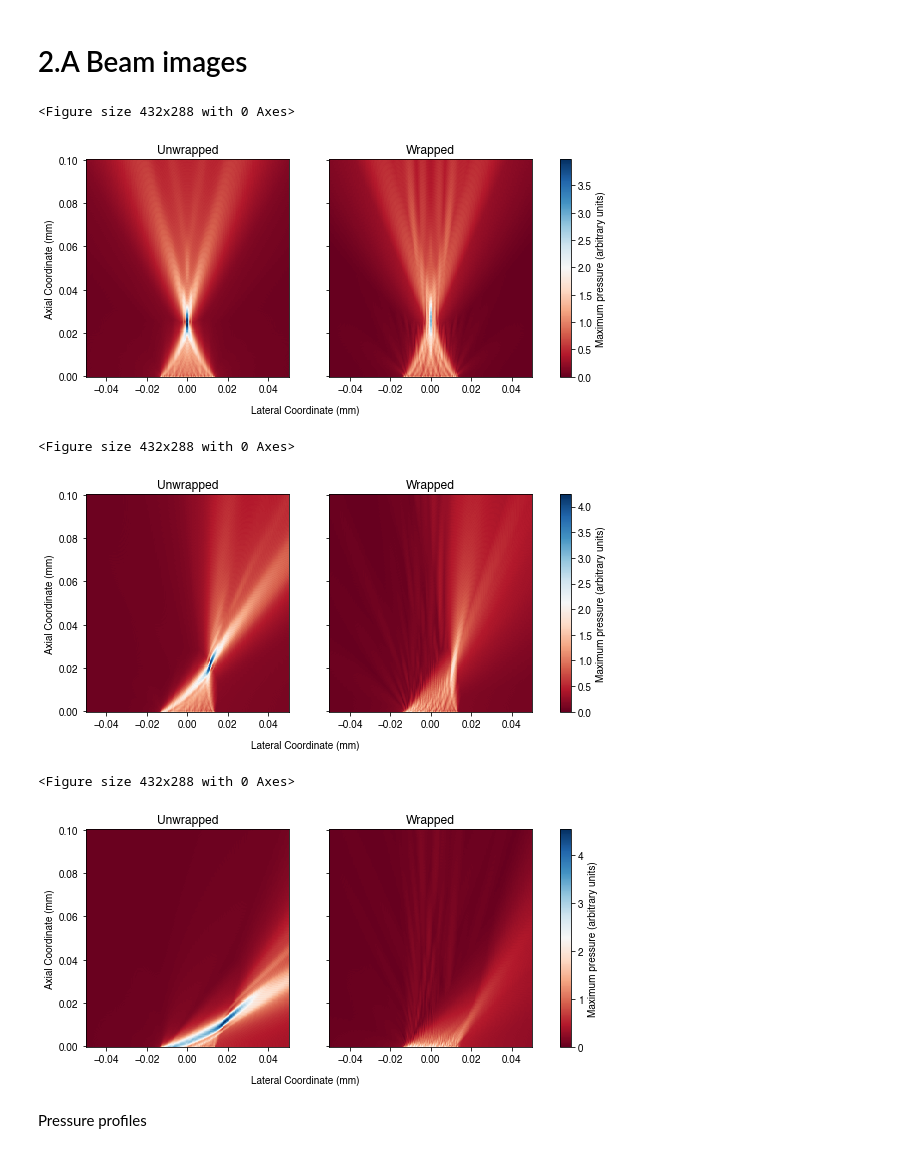
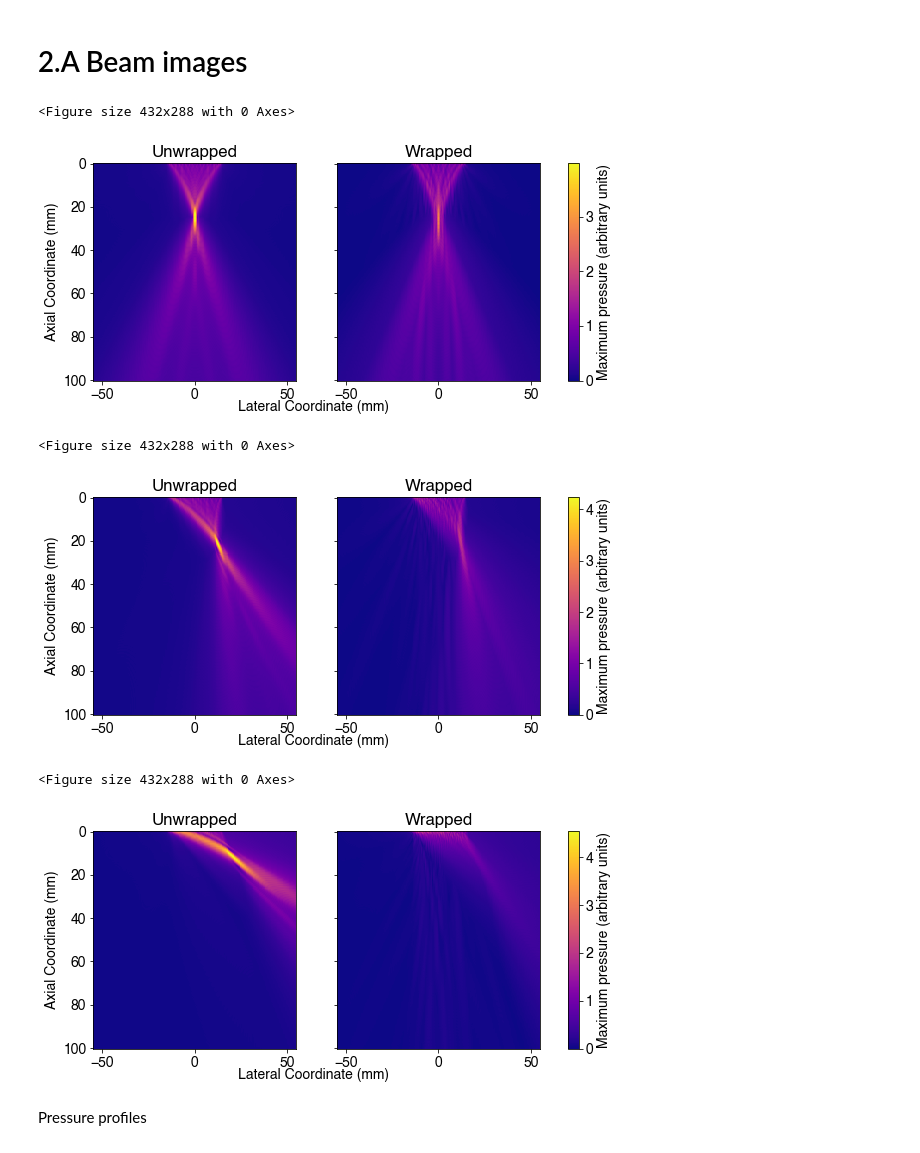
Before and after one commit to kwokkenton/dormouse, a Jupyter notebook: analysis/analysis.ipynb, the cells around one changed output. Drawn from its saved outputs; the diff is of its cells as text; code cells hidden in the pictures.

```diff
--- a/analysis/analysis.ipynb
+++ b/analysis/analysis.ipynb
@@ -9,6 +9,7 @@ import matplotlib.pyplot as plt
 
 # Set plotting style
 %config InlineBackend.figure_formats = ['png']
+plt.rcParams['font.size'] = '16'
 plt.rcParams.update({
     "font.family": "sans-serif",
     "font.sans-serif": ["Helvetica"]})
@@ -33,58 +34,62 @@ def pressure_plot(data_0, data_1):
     # Grid parameters
     Nx = 236         # Number of grid points
     Ny = 216
-    size = 100e-3    # Width of the grid[m]
+    size = 100    # Width of the grid[m]
     dx = size/Nx
     dy = dx
 
     # Steering parameters
-    r = 25e-3       # Steering radius [m]
+    r = 25e-3       # Steering radius [mm]
 
     # Plot parameters and variables
-    plt.set_cmap('RdBu')
+    plt.set_cmap('plasma')
 
     # Set the meshgrid inputs
-    x = np.linspace(-1, 1, Nx ) * size/2
+    x = np.linspace(-1, 1, Nx ) * size/2 *Nx/Ny
     y = np.linspace(0, 1, Ny) * size
     X, Y = np.meshgrid(x, y)
 
     fig, ax = plt.subplots(1, 2, figsize = (10,4), sharey=True)
     im = ax[0].pcolormesh(X,Y, data_0[0], vmin=0, shading='auto')
     ax[1].pcolormesh(X,Y, data_1[0], vmax = np.max(data_0[0]), shading='auto')
 
     ax[0].set_ylabel('Axial Coordinate (mm)')
     ax[0].set_title('Unwrapped')
     ax[1].set_title('Wrapped')
+    ax[1].invert_yaxis()
 
     cbar = plt.colorbar(im, ax = ax)
     cbar.set_label('Maximum pressure (arbitrary units)')
 
-    fig.text(0.43, 0.00, 'Lateral Coordinate (mm)', ha='center')
+    fig.text(0.43, 0.02, 'Lateral Coordinate (mm)', ha='center')
     return
 
 data_0 = import_mat('../raw_data/0322_focus_0_all.mat')
 data_1 = import_mat('../raw_data/0322_focus_wrap_0_all.mat')
 
 pressure_plot(data_0, data_1)
+plt.savefig('steer-0.png', dpi=300, bbox_inches='tight')
 # %% [output]
 <Figure size 432x288 with 0 Axes>
-[figure, old version]
+[figure, new version]
 # %%
 data_0 = import_mat('../raw_data/0322_focus_30_all.mat')
 data_1 = import_mat('../raw_data/0322_focus_wrap_30_all.mat')
 
 pressure_plot(data_0, data_1)
+plt.savefig('steer-1.png', dpi=300, bbox_inches='tight')
 # %% [output]
 <Figure size 432x288 with 0 Axes>
-[figure, old version]
+[figure, new version]
 # %%
 data_0 = import_mat('../raw_data/0322_focus_60_all.mat')
 data_1 = import_mat('../raw_data/0322_focus_wrap_60_all.mat')
 
 pressure_plot(data_0, data_1)
+plt.savefig('steer-2.png', dpi=300, bbox_inches='tight')
 # %% [output]
 <Figure size 432x288 with 0 Axes>
-[figure, old version]
+[figure, new version]
 # %% [markdown]
 Pressure profiles
 # %% [markdown]
```
Also changed, not shown: parts of 22 cells of this notebook, 41 other files.
